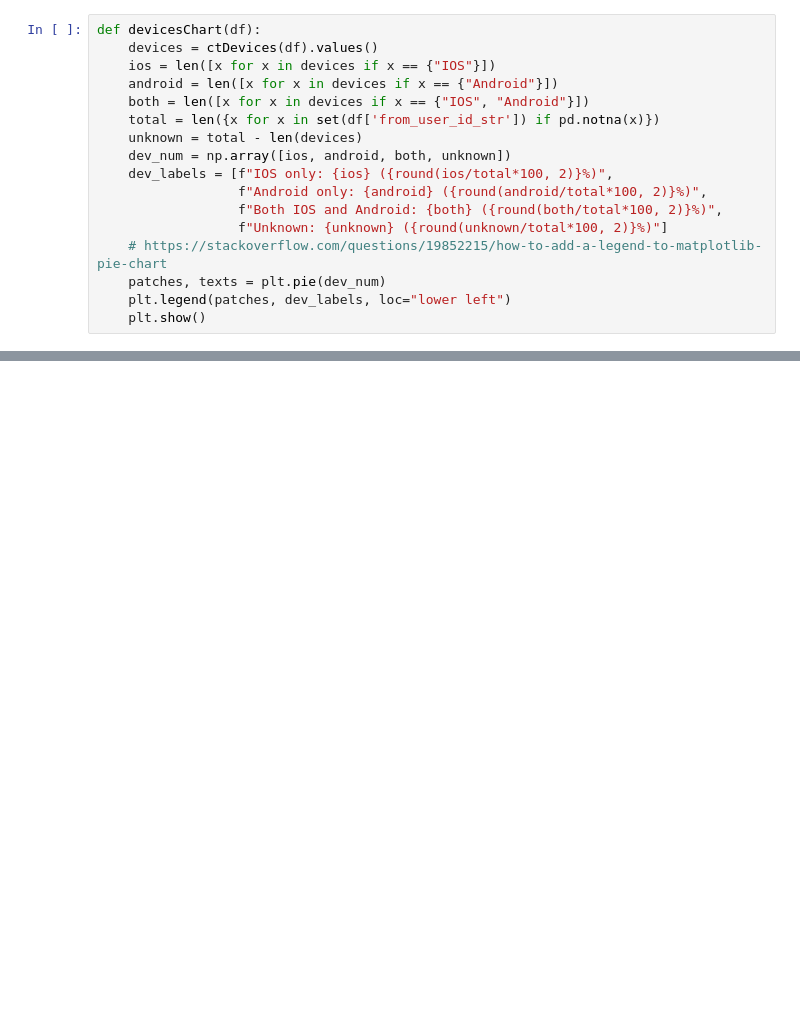
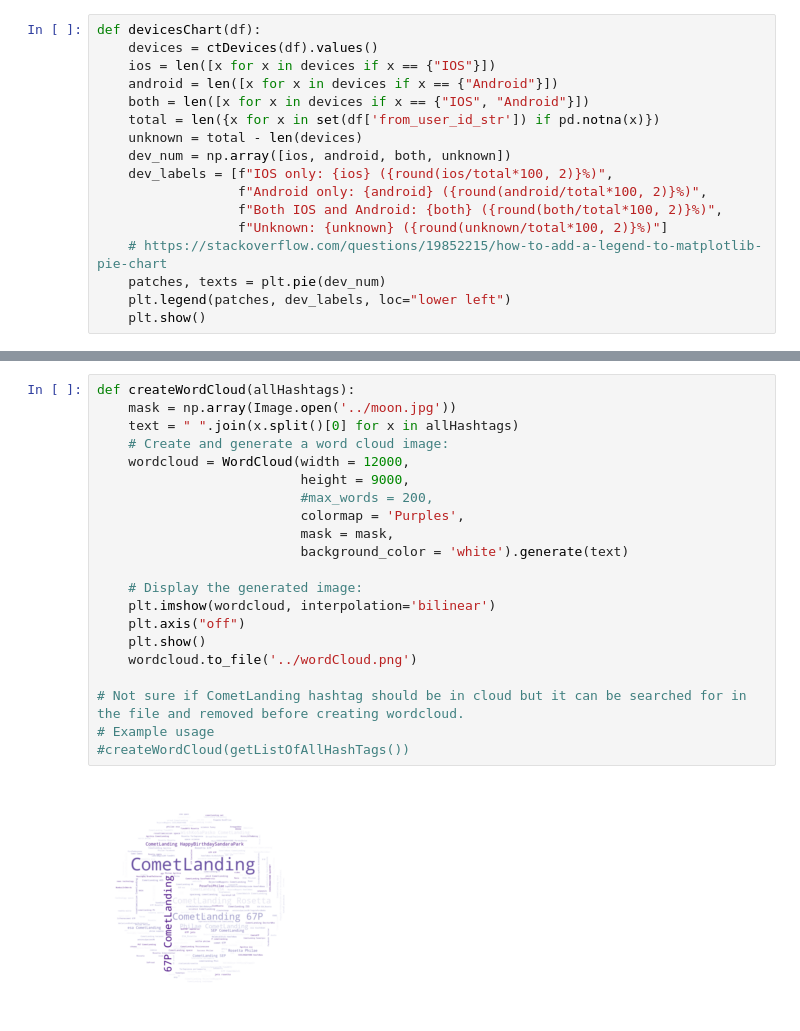
Before and after one commit to evannicholas/CS2006P, a Jupyter notebook: notebooks/CometLanding.ipynb, the cells around one changed output, grey strips where cells are left out. Drawn from its saved outputs; the diff is of its cells as text; blank space fills up the shorter version.

Commit message:
wordcloud of hashtags created

```diff
--- a/notebooks/CometLanding.ipynb
+++ b/notebooks/CometLanding.ipynb
@@ -471,3 +474,26 @@ def printData(hashtagDataFrame):
 #uniqueHashtags = getListOfUniqueHashtags(allHashtags)
 #hashtagData = createDataFrameOfHashtagsAndFills(uniqueHashtags, allHashtags)
 #printData(hashtagData)
+# %%
+def createWordCloud(allHashtags):
+    mask = np.array(Image.open('../moon.jpg'))
+    text = " ".join(x.split()[0] for x in allHashtags)
+    # Create and generate a word cloud image:
+    wordcloud = WordCloud(width = 12000,
+                          height = 9000,
+                          #max_words = 200,
+                          colormap = 'Purples',
+                          mask = mask,
+                          background_color = 'white').generate(text)
+
+    # Display the generated image:
+    plt.imshow(wordcloud, interpolation='bilinear')
+    plt.axis("off")
+    plt.show()
+    wordcloud.to_file('../wordCloud.png')
+
+# Not sure if CometLanding hashtag should be in cloud but it can be searched for in the file and removed before creating wordcloud.
+# Example usage
+#createWordCloud(getListOfAllHashTags())
+# %% [output]
+[figure, added]
```
Also changed, not shown: parts of 4 cells of this notebook, 2 other files.
